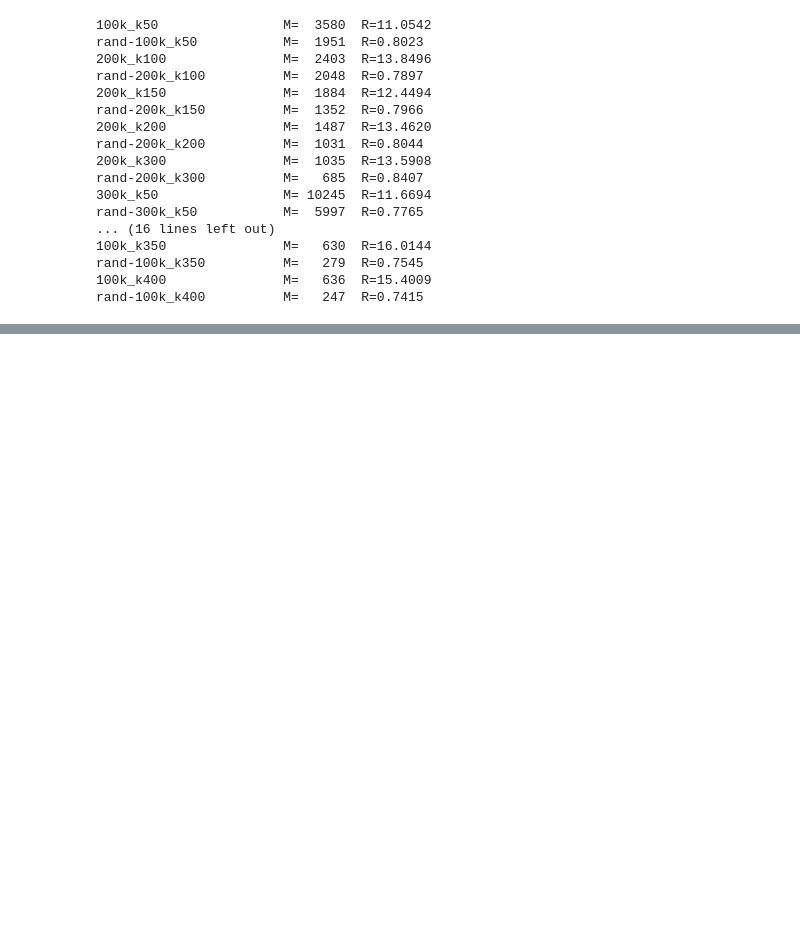
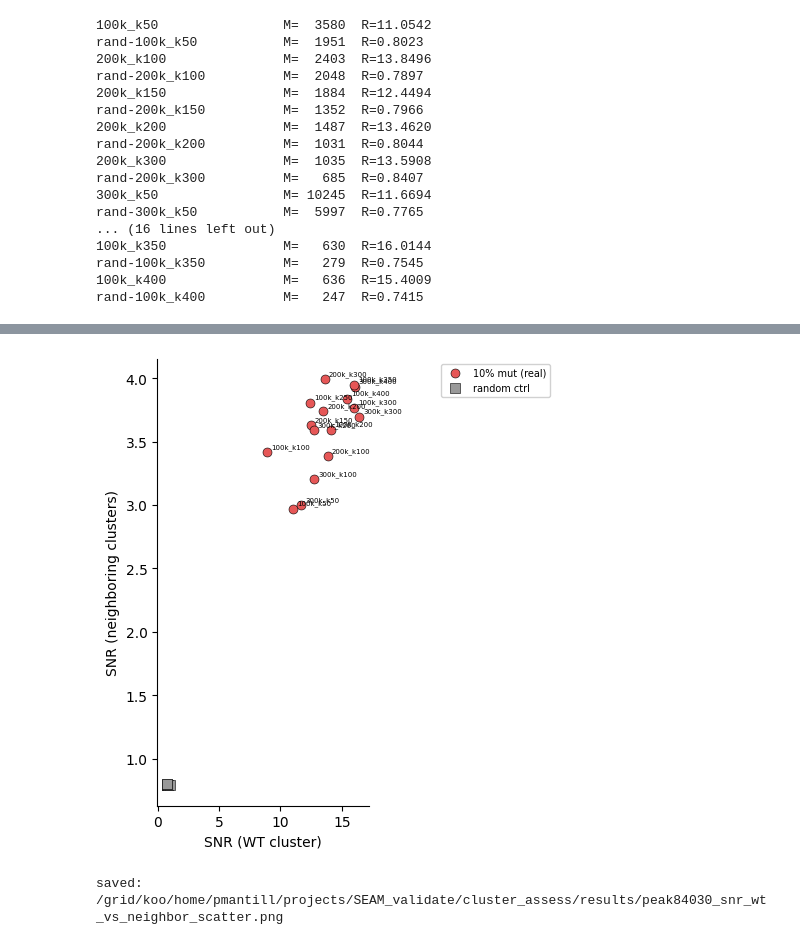
Before and after one commit to pabmantilla/SEAM_validate, a Jupyter notebook: cluster_assess/scripts/cluster_scatter.ipynb, the cells around one changed output, grey strips where cells are left out. Saved outputs shown, nothing was run; the diff lists cells and outputs as text; code cells hidden in the pictures; blank space fills up the shorter version.

```diff
--- a/cluster_assess/scripts/cluster_scatter.ipynb
+++ b/cluster_assess/scripts/cluster_scatter.ipynb
@@ -174,3 +177,29 @@ rand-100k_k400          n_clust=  399  R=0.7967 +/- 0.0587
+# %%
+# WT vs neighboring scatter: one point per run, WT-cluster metric on x, mean neighboring-cluster metric on y.
+def metric_scatter(wt, nb, xlabel, ylabel, title, savename):
+    reals = [l for l in wt if not l.startswith("rand-") and l in nb]
+    rands = [l for l in wt if l.startswith("rand-") and l in nb]
+    fig, ax = plt.subplots(figsize=(5.4, 5.2))
+    ax.scatter([wt[l] for l in reals], [nb[l] for l in reals], s=42,
+               color=colorsys.hsv_to_rgb(0.0, 0.62, 0.90), edgecolor="black", linewidth=0.4,
+               label="10% mut (real)", zorder=3)
+    ax.scatter([wt[l] for l in rands], [nb[l] for l in rands], s=42, marker="s",
+               color="0.6", edgecolor="black", linewidth=0.4, label="random ctrl", zorder=3)
+    for l in reals:
+        ax.annotate(l, (wt[l], nb[l]), fontsize=5, xytext=(3, 3), textcoords="offset points")
+    ax.set_xlabel(xlabel); ax.set_ylabel(ylabel)
+    ax.spines[["top", "right"]].set_visible(False)
+    ax.legend(fontsize=7, loc="upper left", bbox_to_anchor=(1.32, 1), framealpha=0.9)
+    fig.tight_layout()
+    fig.savefig(OUT / savename, dpi=300, bbox_inches="tight")
+    plt.show()
+    print("saved:", OUT / savename)
+
+metric_scatter(scatter, scatter_nb, "SNR (WT cluster)", "SNR (neighboring clusters)",
+               f"{REF_SEQ} — Euclidean SNR: WT vs neighboring", f"{REF_SEQ}_snr_wt_vs_neighbor_scatter.png")
+# %% [output]
+[figure, added]
+saved: /grid/koo/home/pmantill/projects/SEAM_validate/cluster_assess/results/peak84030_snr_wt_vs_neighbor_scatter.png
 # %%
 # Cosine SNR (same ratio shape as the Euclidean one, cosine distance about the cluster mean):
 #   R_cos = mean_i cos(f_i, fbar) / mean_i (1 - cos(f_i, fbar))   -- signal alignment / residual misalignment
```
Also changed, not shown: parts of 11 cells of this notebook.
